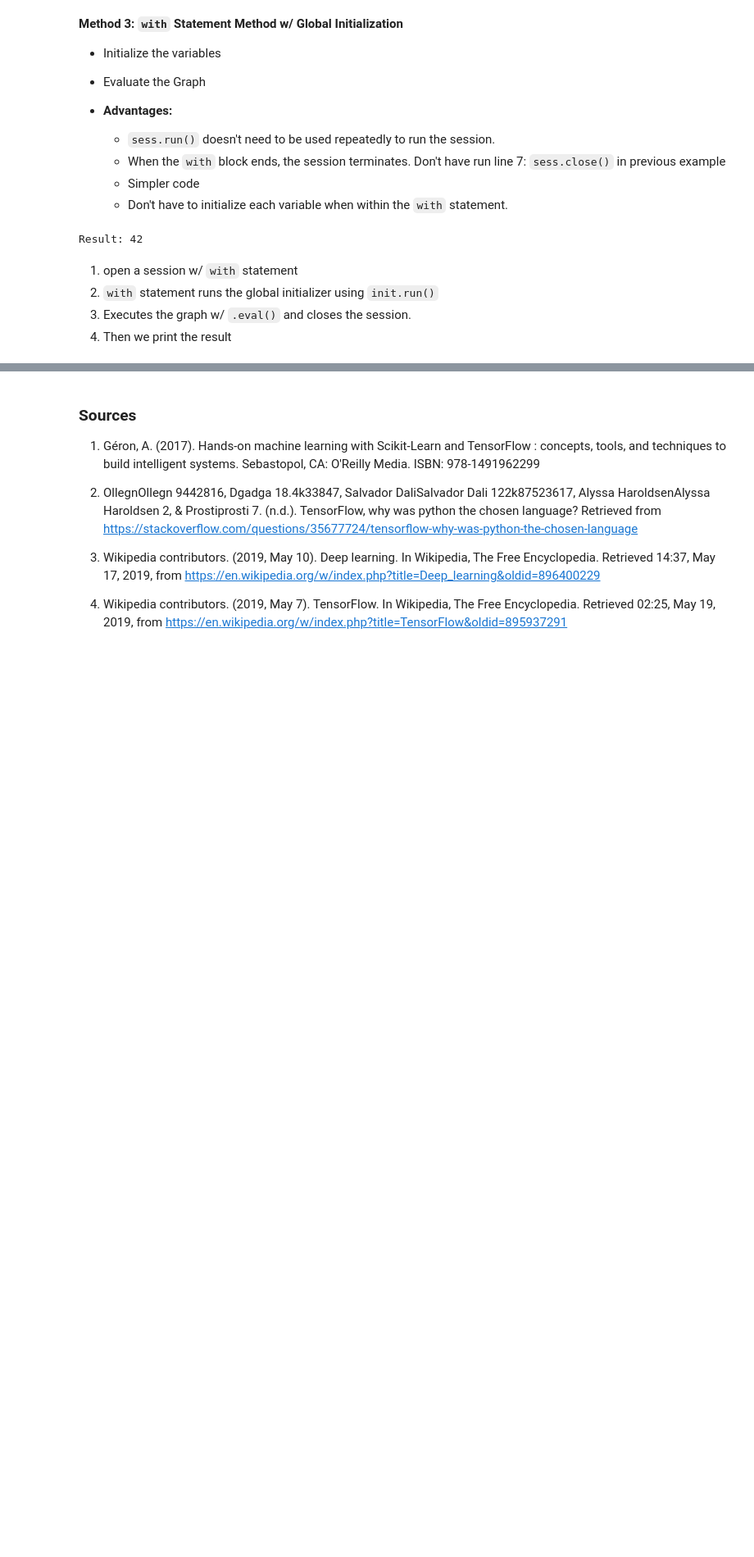
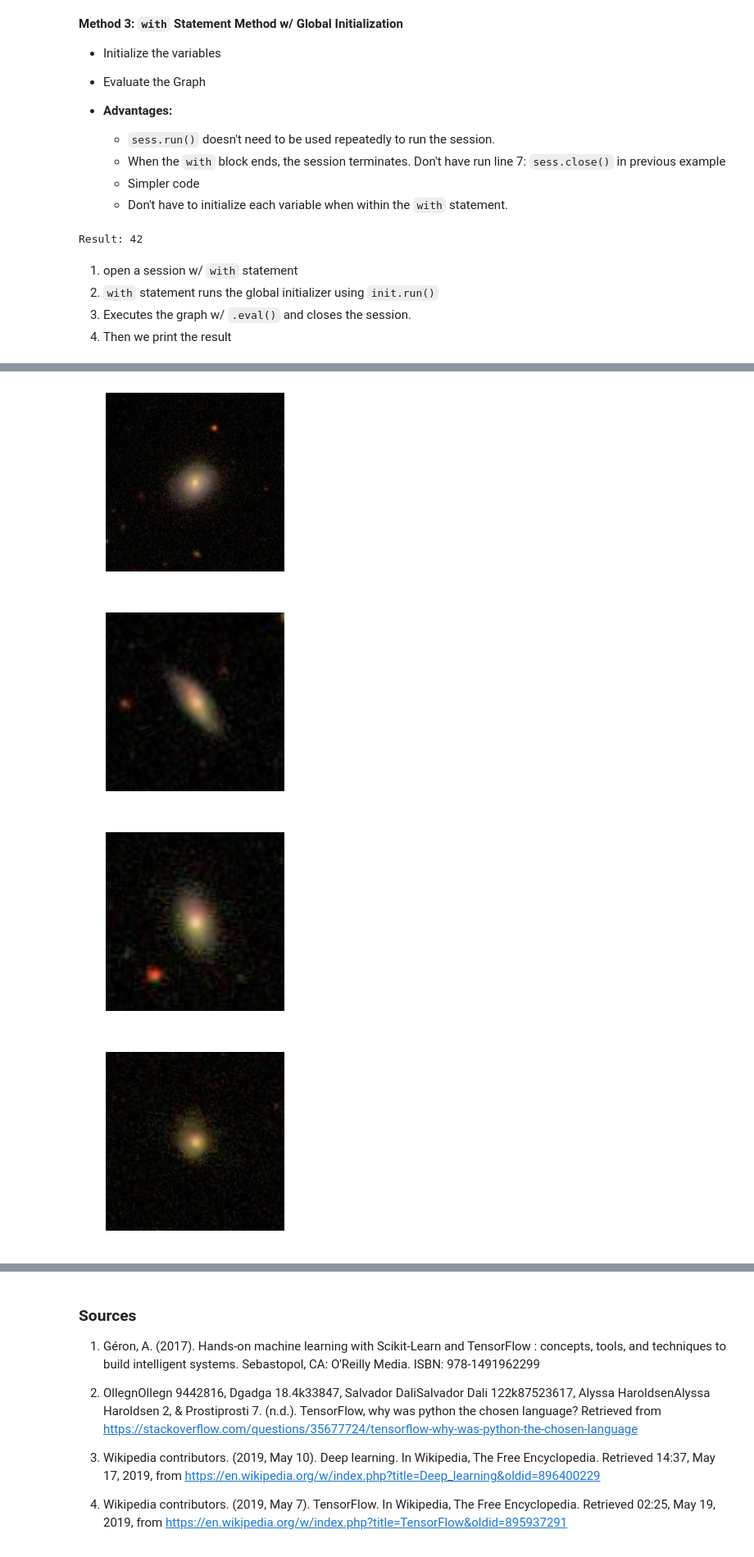
Before and after one commit to deaththeberry/NeuralNetworkProject, a Jupyter notebook: Deep Learning - Morphology classification of galaxies .ipynb, the cells around one changed output, grey strips where cells are left out. Shown at 82% size. Cells and saved outputs as stored; diff of their text form; code cells hidden in the pictures; blank space fills up the shorter version.

```diff
--- a/Deep Learning - Morphology classification of galaxies .ipynb
+++ b/Deep Learning - Morphology classification of galaxies .ipynb
@@ -161,0 +389,16 @@ Result: 42
+# %%
+pic_index = 5
+
+next_Galaxy = [os.path.join(galaxy_train_dir, fname)
+                for fname in Galaxy_files[:pic_index]]
+
+for i, img_path in enumerate(next_Galaxy):
+    img = mpimg.imread(img_path)
+    plt.imshow(img)
+    plt.axis('Off')
+    plt.show()
+# %% [output]
+[figure, added]
+[figure, added]
+[figure, added]
+[figure, added]
```
Also changed, not shown: parts of 29 cells of this notebook.
